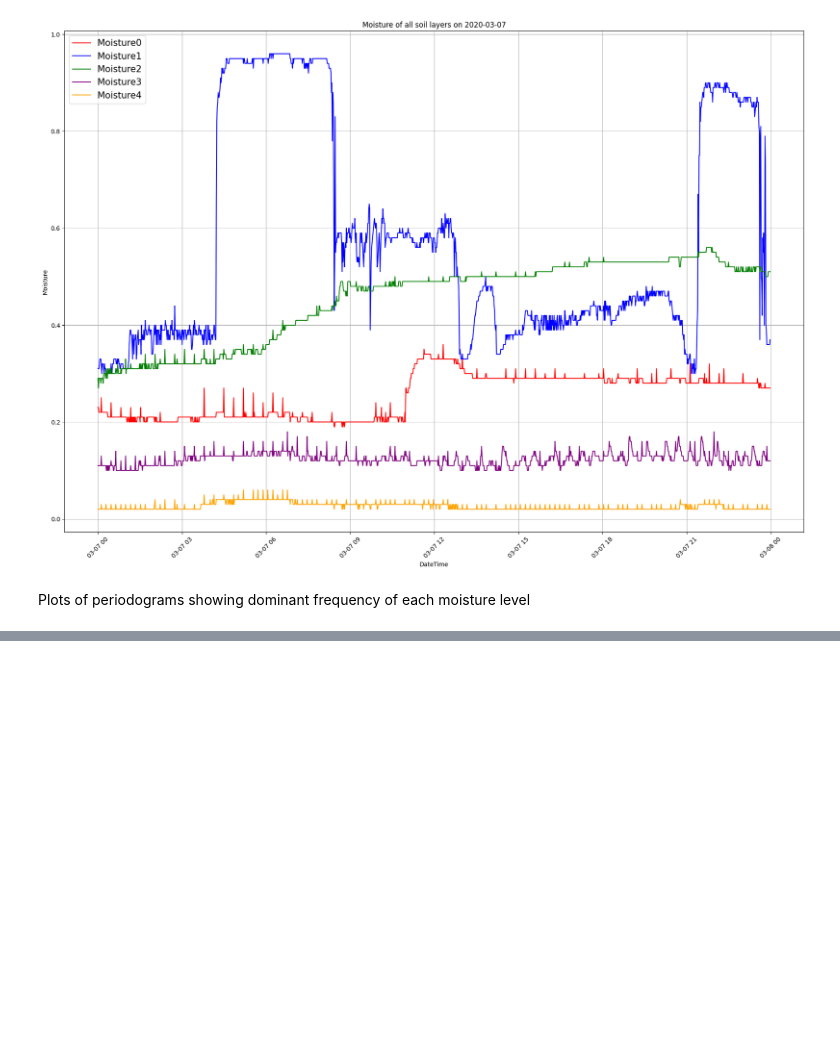
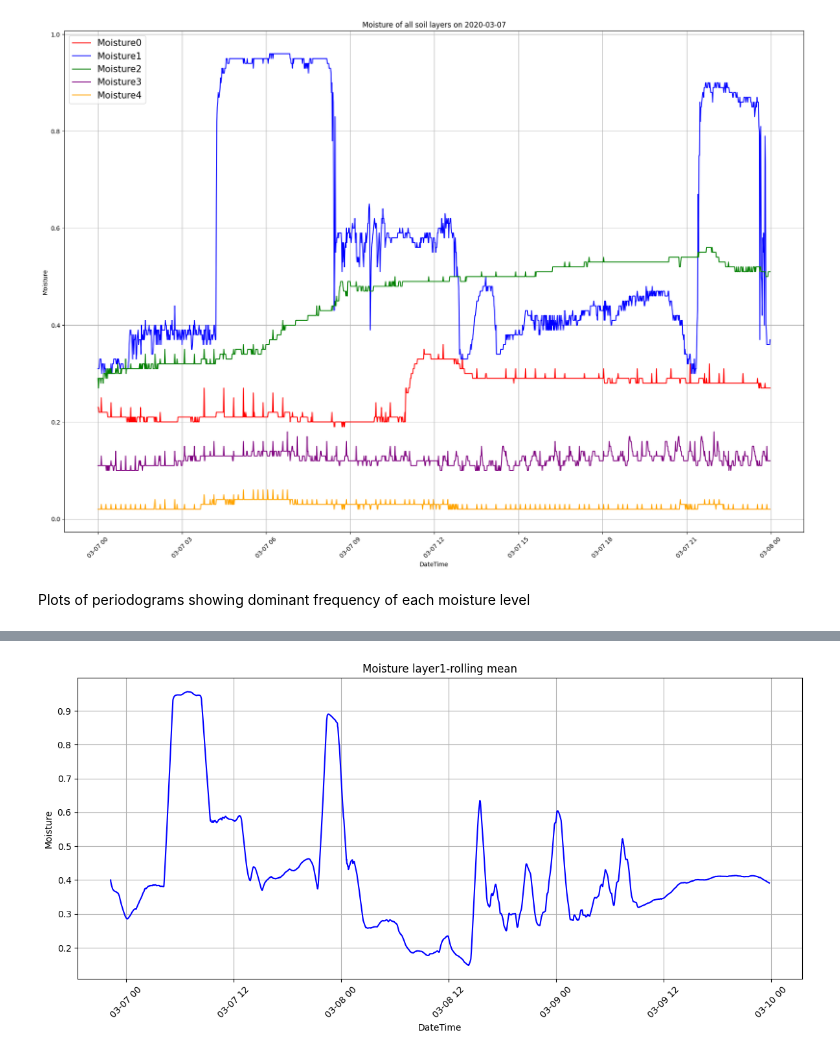
Before and after one commit to andjelajo11/humidity-project, a Jupyter notebook: linearplot.ipynb, the cells around one changed output, grey strips where cells are left out. Saved outputs shown, nothing was run; the diff lists cells and outputs as text; code cells hidden in the pictures; blank space fills up the shorter version.

```diff
--- a/linearplot.ipynb
+++ b/linearplot.ipynb
@@ -406,0 +454,12 @@ Dominant frequency for moisture4: 1.5120586678763136e-05 Hz with power density 3
+# %%
+plt.figure(figsize=(12, 6))
+plt.plot(rolling_mean.index, rolling_mean['moisture1'],  color='blue')
+plt.xlabel('DateTime')
+plt.ylabel('Moisture')
+plt.title('Moisture layer1-rolling mean' )
+plt.xticks(rotation=45)
+plt.grid(True)
+plt.tight_layout()
+plt.show()
+# %% [output]
+[figure, added]
```
Also changed, not shown: parts of 15 cells of this notebook, 2 other files.
